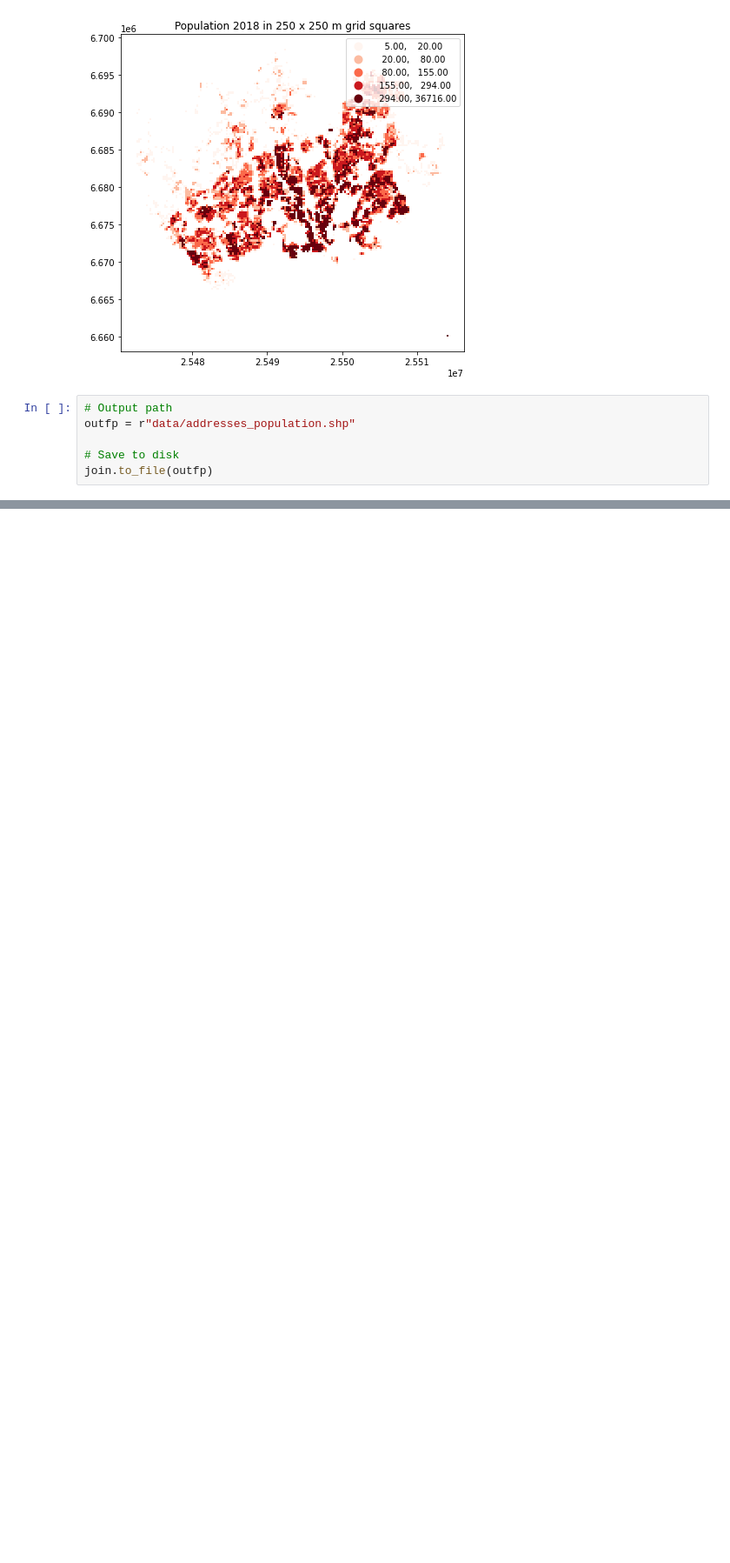
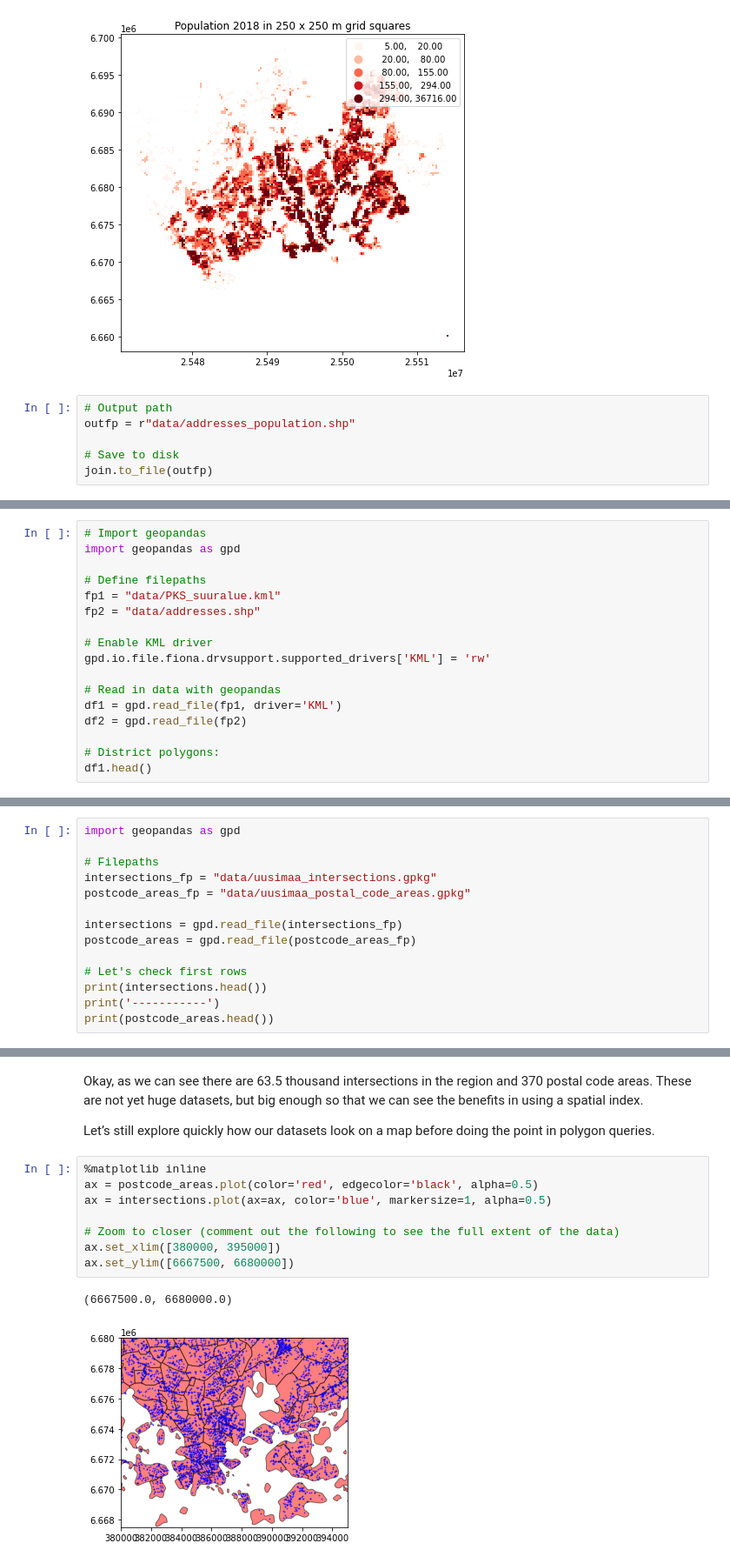
Before and after one commit to balintalfoldy/Automating_GIS, a Jupyter notebook: Lesson3/Lesson3.ipynb, the cells around one changed output, grey strips where cells are left out. Shown at 87% size. Saved outputs shown, nothing was run; the diff lists cells and outputs as text; blank space fills up the shorter version.

```diff
--- a/Lesson3/Lesson3.ipynb
+++ b/Lesson3/Lesson3.ipynb
@@ -726,0 +779,17 @@ join.to_file(outfp)
+# %%
+# Import geopandas
+import geopandas as gpd
+
+# Define filepaths
+fp1 = "data/PKS_suuralue.kml"
+fp2 = "data/addresses.shp"
+
+# Enable KML driver
+gpd.io.file.fiona.drvsupport.supported_drivers['KML'] = 'rw'
+
+# Read in data with geopandas
+df1 = gpd.read_file(fp1, driver='KML')
+df2 = gpd.read_file(fp2)
+
+# District polygons:
+df1.head()
@@ -726,0 +891,14 @@ join.to_file(outfp)
+# %%
+import geopandas as gpd
+
+# Filepaths
+intersections_fp = "data/uusimaa_intersections.gpkg"
+postcode_areas_fp = "data/uusimaa_postal_code_areas.gpkg"
+
+intersections = gpd.read_file(intersections_fp)
+postcode_areas = gpd.read_file(postcode_areas_fp)
+
+# Let's check first rows
+print(intersections.head())
+print('-----------')
+print(postcode_areas.head())
@@ -726,0 +925,15 @@ join.to_file(outfp)
+# %% [markdown]
+Okay, as we can see there are 63.5 thousand intersections in the region and 370 postal code areas. These are not yet huge datasets, but big enough so that we can see the benefits in using a spatial index.
+
+Let’s still explore quickly how our datasets look on a map before doing the point in polygon queries.
+# %%
+%matplotlib inline
+ax = postcode_areas.plot(color='red', edgecolor='black', alpha=0.5)
+ax = intersections.plot(ax=ax, color='blue', markersize=1, alpha=0.5)
+
+# Zoom to closer (comment out the following to see the full extent of the data)
+ax.set_xlim([380000, 395000])
+ax.set_ylim([6667500, 6680000])
+# %% [output]
+(6667500.0, 6680000.0)
+[figure, added]
```
Also changed, not shown: parts of 57 cells of this notebook, 4 other files.
